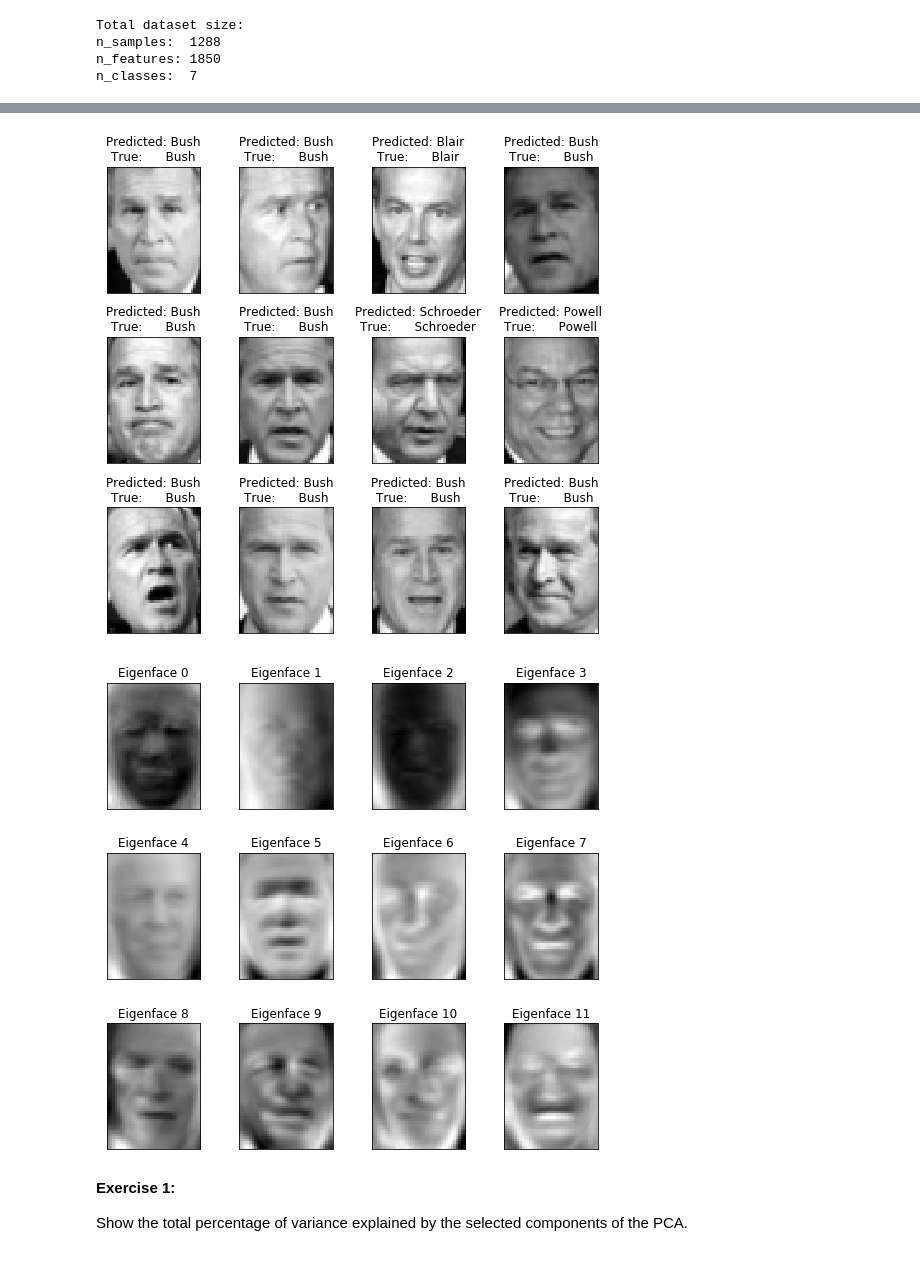
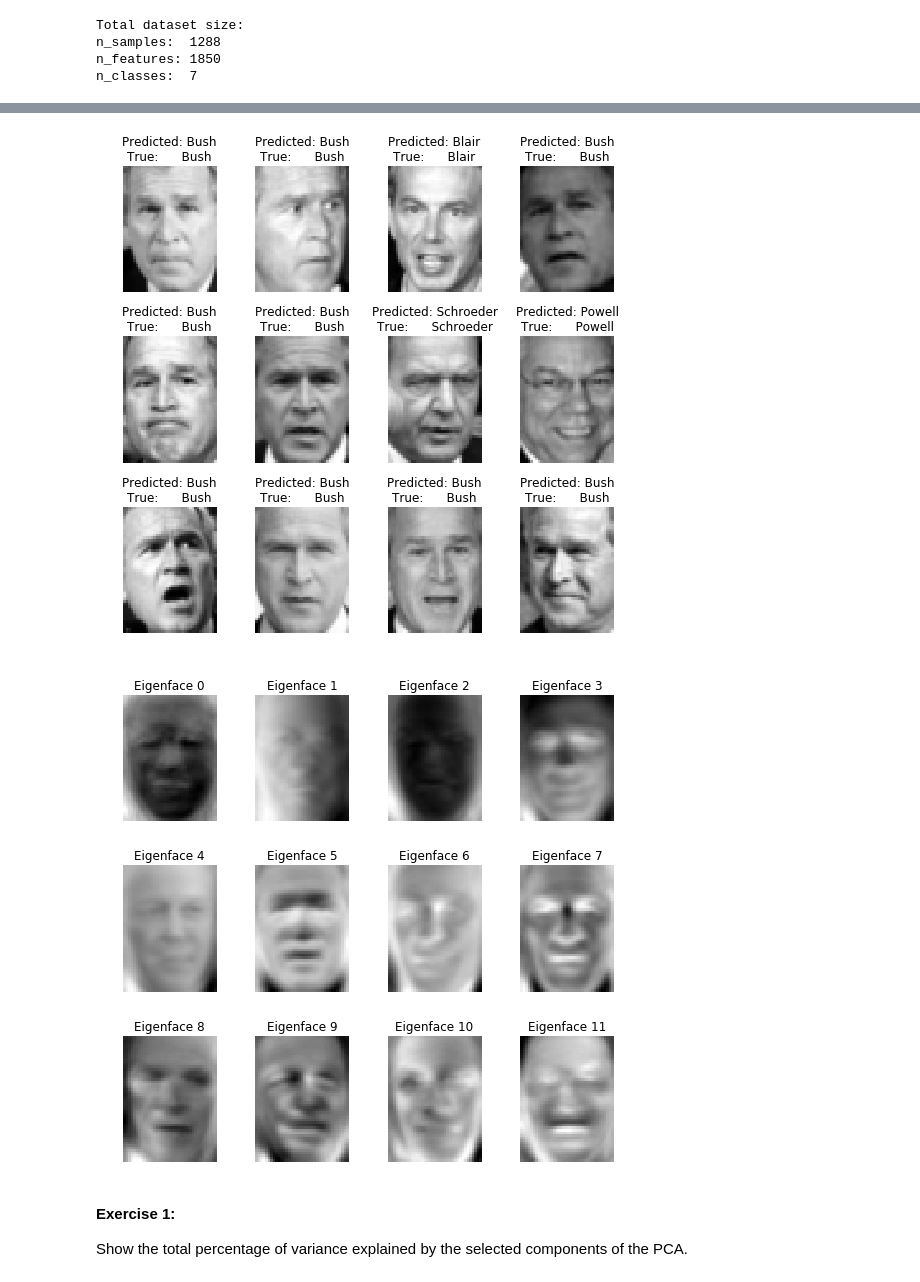
Before and after one commit to jdecid/MAI-CV, a Jupyter notebook: labs/s6/CV1920-p6.ipynb, the cells around one changed output, grey strips where cells are left out. Drawn from its saved outputs; the diff is of its cells as text; code cells hidden in the pictures.

```diff
--- a/labs/s6/CV1920-p6.ipynb
+++ b/labs/s6/CV1920-p6.ipynb
@@ -177,37 +177,36 @@ def plot_gallery(images, titles, h, w, n_row=3, n_col=4):
     """Helper function to plot a gallery of portraits"""
     plt.figure(figsize=(1.8 * n_col, 2.4 * n_row))
     plt.subplots_adjust(bottom=0, left=.01, right=.99, top=.90, hspace=.35)
     for i in range(n_row * n_col):
         plt.subplot(n_row, n_col, i + 1)
         plt.imshow(images[i].reshape((h, w)), cmap=plt.cm.gray)
         plt.title(titles[i], size=12)
-        plt.xticks(())
-        plt.yticks(())
+        plt.axis('off')
 
 
 # plot the result of the prediction on a portion of the test set
 
 def title(y_pred, y_test, target_names, i):
     pred_name = target_names[y_pred[i]].rsplit(' ', 1)[-1]
     true_name = target_names[y_test[i]].rsplit(' ', 1)[-1]
     return f'Predicted: {pred_name}\nTrue:      {true_name}'
 
 
 prediction_titles = [title(y_pred, y_test, target_names, i)
                      for i in range(y_pred.shape[0])]
 
 plot_gallery(X_test, prediction_titles, h, w)
 
 
 # plot the gallery of the most significative eigenfaces
 
 eigenface_titles = [f'Eigenface {i}' for i in range(eigenfaces.shape[0])]
 plot_gallery(eigenfaces, eigenface_titles, h, w)
 
 plt.show()
 # %% [output]
-[figure, old version]
+[figure, new version]
-[figure, old version]
+[figure, new version]
 # %% [markdown]
 **Exercise 1:**
 
```
Also changed, not shown: parts of 10 cells of this notebook.
